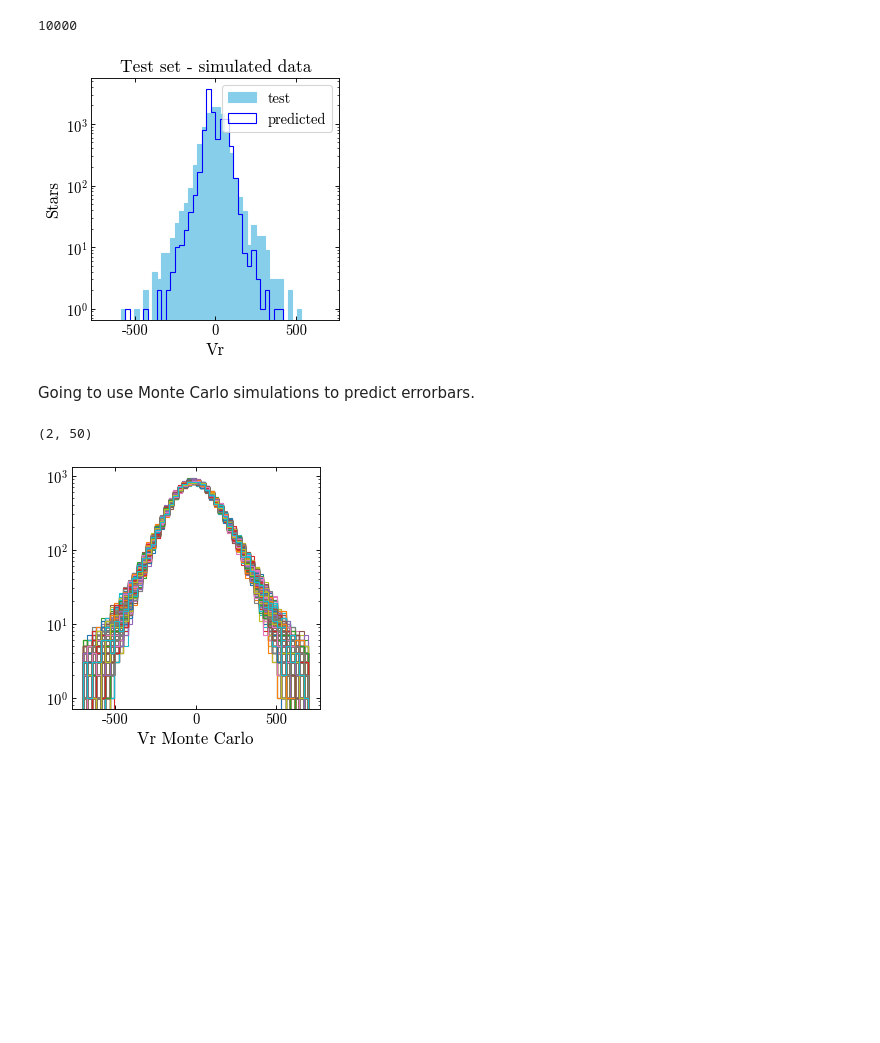
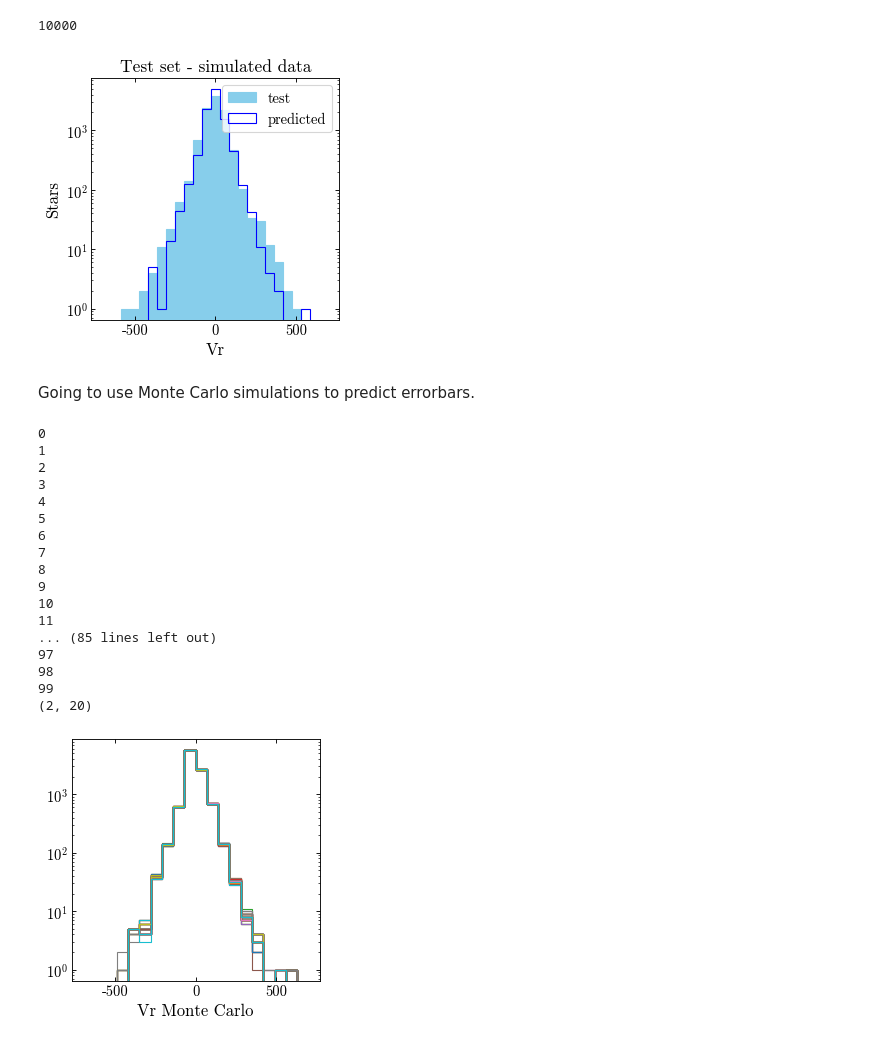
Before and after one commit to adropulic/datax_gaia, a Jupyter notebook: RVTrial3_nonrescaledvel.ipynb, the cells around one changed output. Drawn from its saved outputs; the diff is of its cells as text; code cells hidden in the pictures; blank space fills up the shorter version.

```diff
--- a/RVTrial3_nonrescaledvel.ipynb
+++ b/RVTrial3_nonrescaledvel.ipynb
@@ -583,7 +665,7 @@ for i_err, mfile_err in enumerate(traininerror):
     test_preds = CombinedModel.predict(X_val)
 
 
-    make_plots_trainerror(i_err);
+    plot_validation(i_err,'Error');
 # %%
 print(np.max(test_preds[:,1]))
 # %% [output]
@@ -619,7 +701,7 @@ def make_plots_trainboth(i):
 # %%
 traininboth = [file for file in os.listdir('models/')
                if file.startswith('TrainingBoth')]
-traininboth = sorted(traininboth)[1:380]
+traininboth = sorted(traininboth)
 # %%
 %%capture
 for i_both, mfile_both in enumerate(traininboth):
@@ -628,17 +710,18 @@ for i_both, mfile_both in enumerate(traininboth):
     test_preds = CombinedModel.predict(X_val)
 
 
-    make_plots_trainboth(i_both);
+    plot_validation(i_both,'Both');
 # %%
 print(np.size(y_test))
 # %% [output]
 10000
 # %%
+CombinedModel.load_weights('models/' + 'TrainingBoth_1000.hdf5')
 test_preds_2 = CombinedModel.predict(X_test)
 
 plt.figure()
-plt.hist(y_test, bins=50, range=(y_low,y_high), histtype='step', edgecolor = 'skyblue', color= 'skyblue', fill = True, label = 'test' )
-plt.hist(test_preds_2[:,0], bins=50, range=(y_low,y_high), histtype='step',color = 'blue', label = 'predicted')
+plt.hist(y_test, bins=25, range=(y_low,y_high), histtype='step', edgecolor = 'skyblue', color= 'skyblue', fill = True, label = 'test' )
+plt.hist(test_preds_2[:,0], bins=25, range=(y_low,y_high), histtype='step',color = 'blue', label = 'predicted')
 plt.xlabel('Vr')
 plt.ylabel('Stars')
 plt.title('Test set - simulated data')
@@ -646,29 +729,49 @@ plt.yscale('log')
 plt.legend(loc = "upper right")
 plt.show()
 # %% [output]
-[figure, old version]
+[figure, new version]
 # %% [markdown]
 Going to use Monte Carlo simulations to predict errorbars.
 # %%
 mc_vr_pred_list = []
 bin_values_list = []
-for mc_i in range(0,1000):
+min_array = []
+max_array = []
+mean_array = []
+for mc_i in range(0,100):
+    print(mc_i)
     mc_vr_pred = []
     for star_i in range(0,np.size(y_test)):
-        mc_vr_pred.append(np.random.normal(test_preds_2[star_i,0],test_preds_2[star_i,1]))
+        mc_vr_pred.append(np.mean([np.random.normal(test_preds_2[star_i,0],test_preds_2[star_i,1]) for _ in range(1000)]))
     mc_vr_pred_list.append(mc_vr_pred)
-    n, bins, patches = plt.hist(mc_vr_pred, bins=50, range=(y_low,y_high), histtype='step')
+    n, bins, patches = plt.hist(mc_vr_pred, bins=20, range=(y_low,y_high), histtype='step')
     plt.xlabel('Vr Monte Carlo')
     plt.yscale('log')
     bin_values_list.append(n)
 bin_values_list_arr = np.array(bin_values_list)
 max_array = bin_values_list_arr.max(axis=0)
 min_array = bin_values_list_arr.min(axis=0)
 mean_array = bin_values_list_arr.mean(axis=0)
 y_error = [min_array,max_array]
 print(np.shape(y_error))
 # %% [output]
-(2, 50)
+0
+1
+2
+3
+4
+5
+6
+7
+8
+9
+10
+11
+... (85 lines left out)
+97
+98
+99
+(2, 20)
-[figure, old version]
+[figure, new version]
 # %%
 plt.figure()
```
Also changed, not shown: parts of 25 cells of this notebook.
